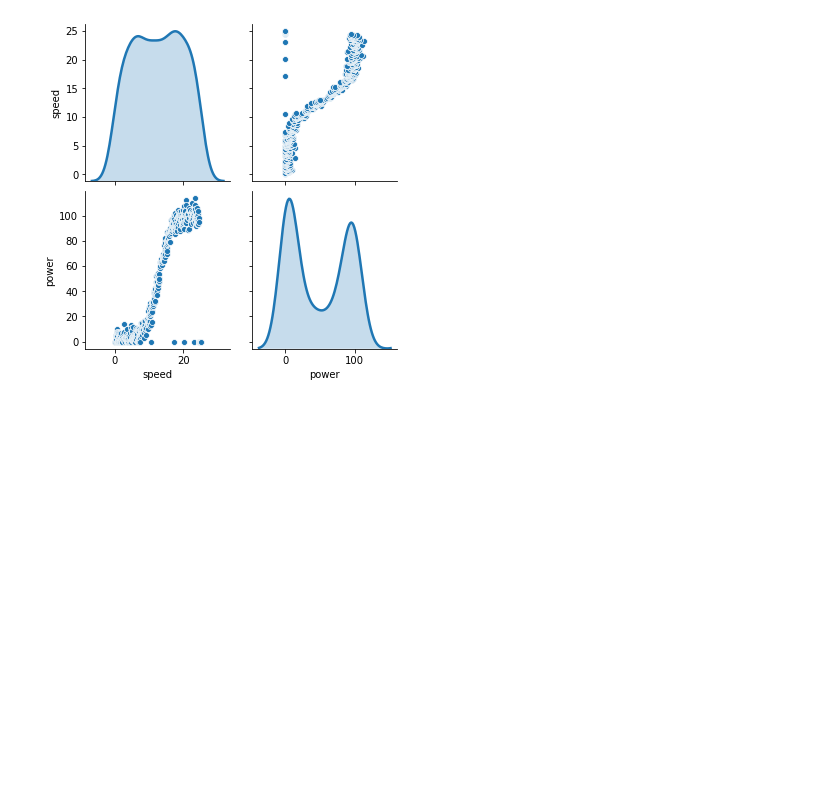
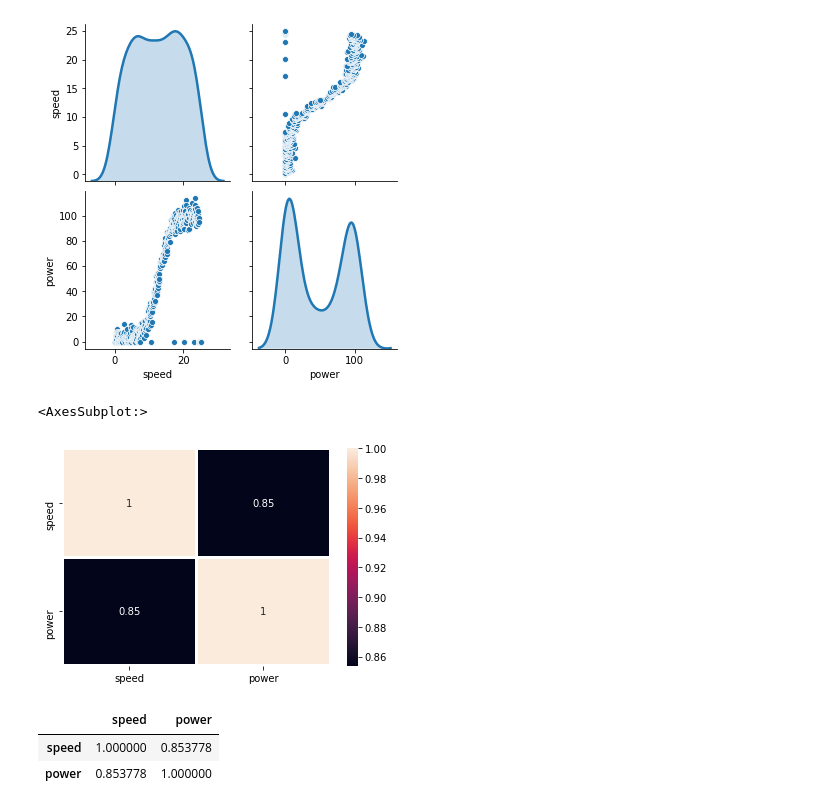
Before and after one commit to NiamhOL/Machine-Learning-and-Statistics-Project-2020, a Jupyter notebook: MLSProject2020.ipynb, the cells around one changed output. Saved outputs shown, nothing was run; the diff lists cells and outputs as text; code cells hidden in the pictures; blank space fills up the shorter version.

```diff
--- a/MLSProject2020.ipynb
+++ b/MLSProject2020.ipynb
@@ -24,2 +39,2 @@ import pandas as pd
 # %%
-df = pd.read_csv("./powerproduction.csv")
+ds = pd.read_csv("powerproduction.csv")
@@ -128,3 +119,14 @@ sns.pairplot(df, diag_kind = 'kde')
 # %% [output]
 <seaborn.axisgrid.PairGrid at 0x...>
 [figure]
+# %%
+sns.heatmap(df.corr(),linecolor='white',linewidths=2,annot=True)
+# %% [output]
+<AxesSubplot:>
+[figure, added]
+# %%
+df.corr()
+# %% [output]
+|  | speed | power |
+| speed | 1.000000 | 0.853778 |
+| power | 0.853778 | 1.000000 |
```
Also changed, not shown: parts of 43 cells of this notebook, 1 other file.
